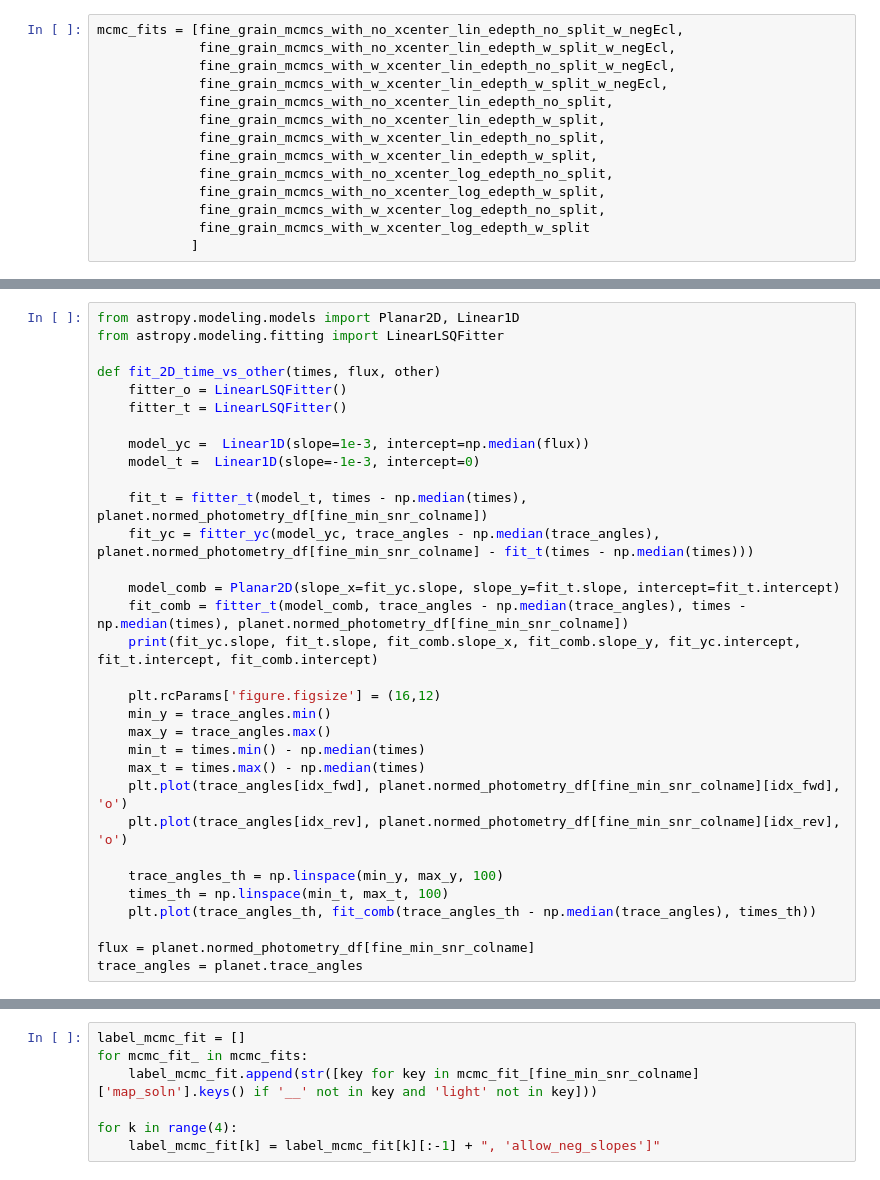
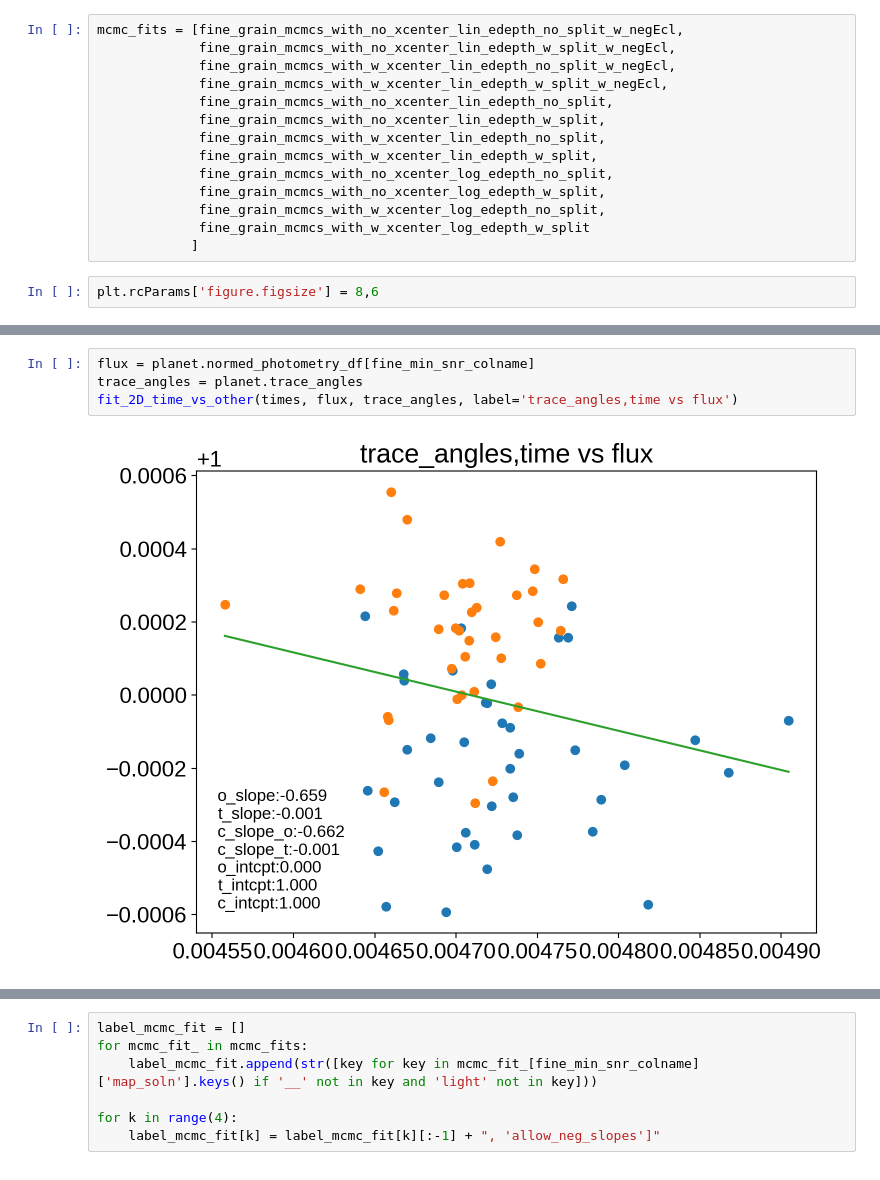
Before and after one commit to exowanderer/arctor, a Jupyter notebook: notebooks/example_exoplanet_transit_mcmc_fitting_tutorial_multi-mcmc_xcenter.ipynb, the cells around one changed output, grey strips where cells are left out. Cells and saved outputs as stored; diff of their text form.

Commit message:
updated plotting function in notebook

```diff
--- a/notebooks/example_exoplanet_transit_mcmc_fitting_tutorial_multi-mcmc_xcenter.ipynb
+++ b/notebooks/example_exoplanet_transit_mcmc_fitting_tutorial_multi-mcmc_xcenter.ipynb
@@ -600,6 +600,8 @@ mcmc_fits = [fine_grain_mcmcs_with_no_xcenter_lin_edepth_no_split_w_negEcl,
              fine_grain_mcmcs_with_w_xcenter_log_edepth_no_split,
              fine_grain_mcmcs_with_w_xcenter_log_edepth_w_split
             ]
+# %%
+plt.rcParams['figure.figsize'] = 8,6
 # %%
 from astropy.modeling.models import Planar2D, Linear1D
 from astropy.modeling.fitting import LinearLSQFitter
@@ -700,32 +649,0 @@ Parameter('slope', value=0.0009322770106570888) Parameter('slope', value=-0.0006
-# %%
-from astropy.modeling.models import Planar2D, Linear1D
-from astropy.modeling.fitting import LinearLSQFitter
-
-def fit_2D_time_vs_other(times, flux, other)
-    fitter_o = LinearLSQFitter()
-    fitter_t = LinearLSQFitter()
-
-    model_yc =  Linear1D(slope=1e-3, intercept=np.median(flux))
-    model_t =  Linear1D(slope=-1e-3, intercept=0)
-
-    fit_t = fitter_t(model_t, times - np.median(times), planet.normed_photometry_df[fine_min_snr_colname])
-    fit_yc = fitter_yc(model_yc, trace_angles - np.median(trace_angles), planet.normed_photometry_df[fine_min_snr_colname] - fit_t(times - np.median(times)))
-
-    model_comb = Planar2D(slope_x=fit_yc.slope, slope_y=fit_t.slope, intercept=fit_t.intercept)
-    fit_comb = fitter_t(model_comb, trace_angles - np.median(trace_angles), times - np.median(times), planet.normed_photometry_df[fine_min_snr_colname])
-    print(fit_yc.slope, fit_t.slope, fit_comb.slope_x, fit_comb.slope_y, fit_yc.intercept, fit_t.intercept, fit_comb.intercept)
-
-    plt.rcParams['figure.figsize'] = (16,12)
-    min_y = trace_angles.min()
-    max_y = trace_angles.max()
-    min_t = times.min() - np.median(times)
-    max_t = times.max() - np.median(times)
-    plt.plot(trace_angles[idx_fwd], planet.normed_photometry_df[fine_min_snr_colname][idx_fwd], 'o')
-    plt.plot(trace_angles[idx_rev], planet.normed_photometry_df[fine_min_snr_colname][idx_rev], 'o')
-
-    trace_angles_th = np.linspace(min_y, max_y, 100)
-    times_th = np.linspace(min_t, max_t, 100)
-    plt.plot(trace_angles_th, fit_comb(trace_angles_th - np.median(trace_angles), times_th))
-
-flux = planet.normed_photometry_df[fine_min_snr_colname]
-trace_angles = planet.trace_angles
@@ -735,0 +650,6 @@ Parameter('slope', value=-0.6591680264117195) Parameter('slope', value=-0.000660
+# %%
+flux = planet.normed_photometry_df[fine_min_snr_colname]
+trace_angles = planet.trace_angles
+fit_2D_time_vs_other(times, flux, trace_angles, label='trace_angles,time vs flux')
+# %% [output]
+[figure, added]
```
Also changed, not shown: parts of 8 cells of this notebook.
